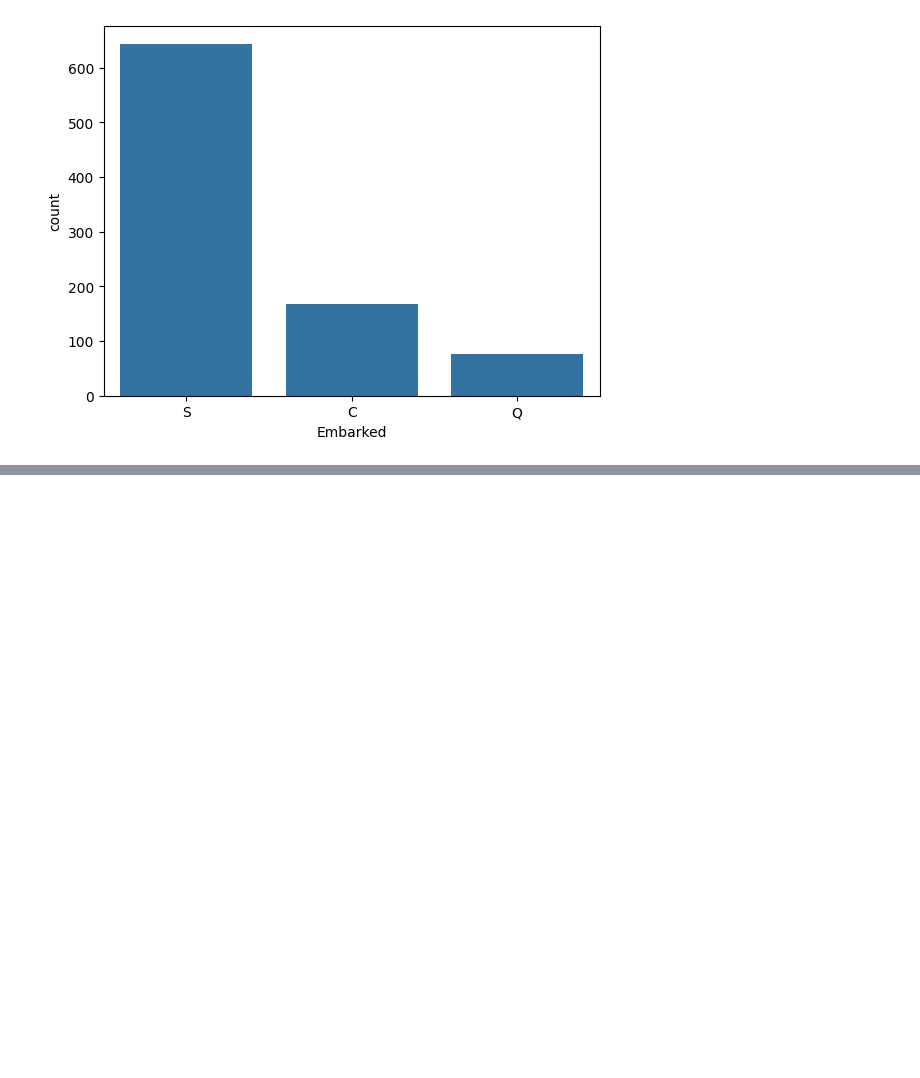
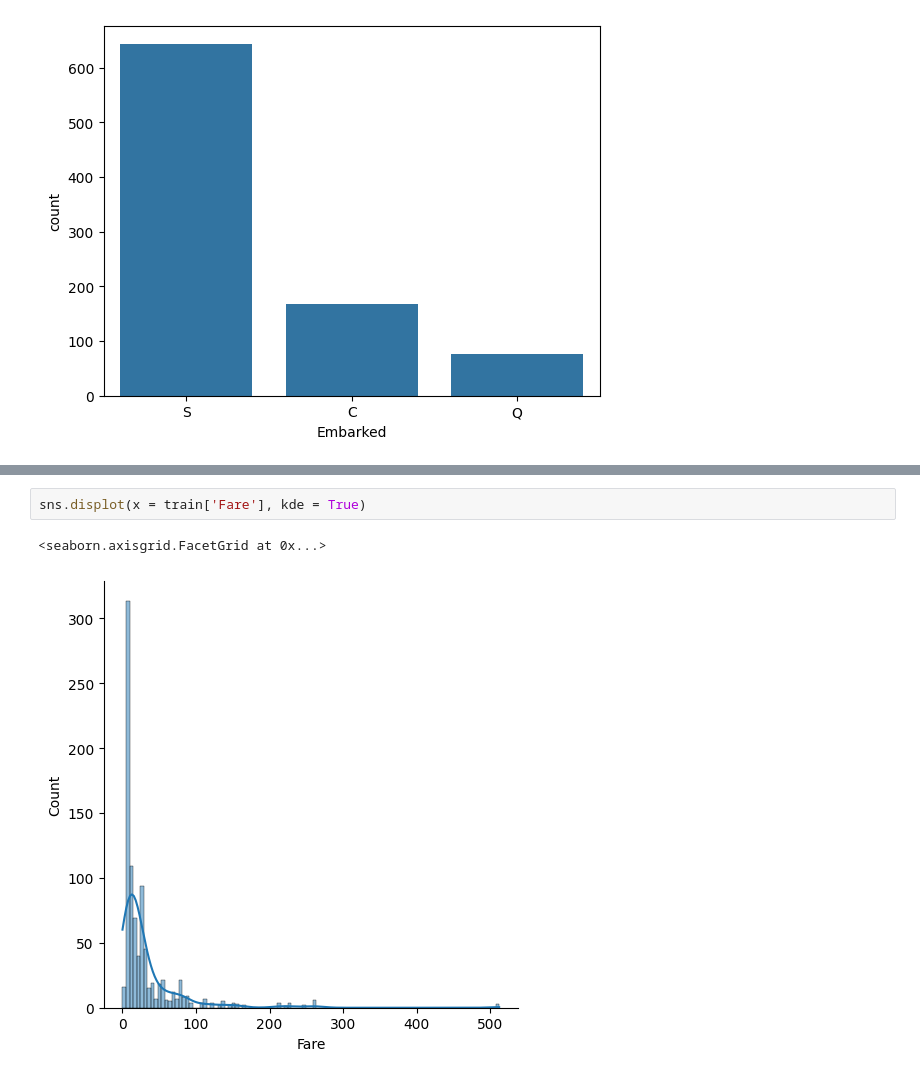
Before and after one commit to BhavyaT-135/Python-ML-Bootcamp, a Jupyter notebook: 02_titanic_dataset_analysis/titanic_dataset.ipynb, the cells around one changed output, grey strips where cells are left out. Drawn from its saved outputs; the diff is of its cells as text; blank space fills up the shorter version.

```diff
--- a/02_titanic_dataset_analysis/titanic_dataset.ipynb
+++ b/02_titanic_dataset_analysis/titanic_dataset.ipynb
@@ -89,0 +106,5 @@ sns.countplot(x = train['Embarked'])
+# %%
+sns.displot(x = train['Fare'], kde = True)
+# %% [output]
+<seaborn.axisgrid.FacetGrid at 0x...>
+[figure, added]
```
Also changed, not shown: parts of 5 cells of this notebook.
